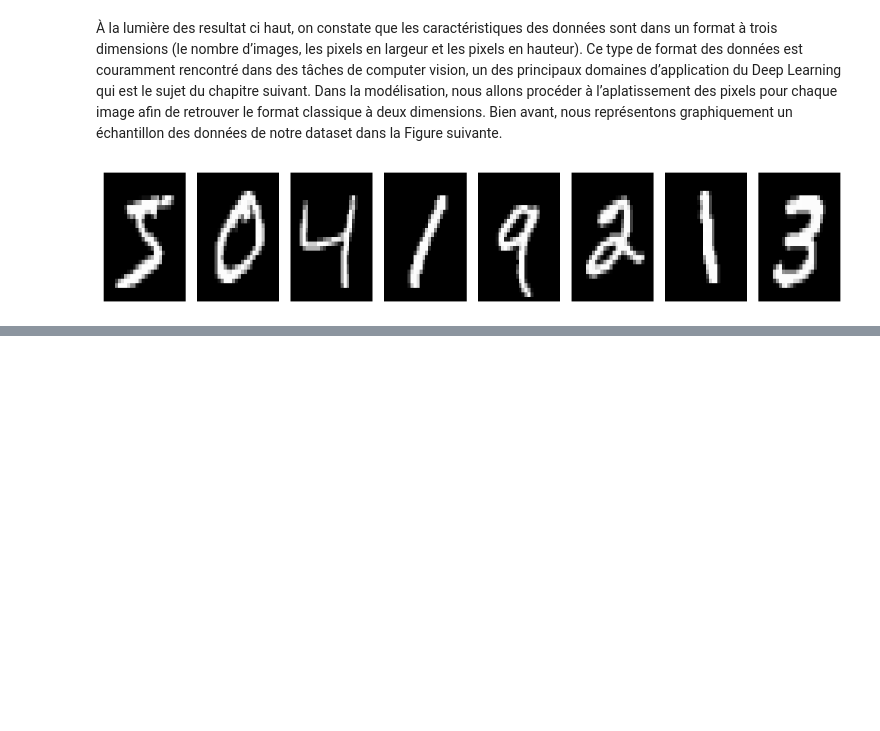
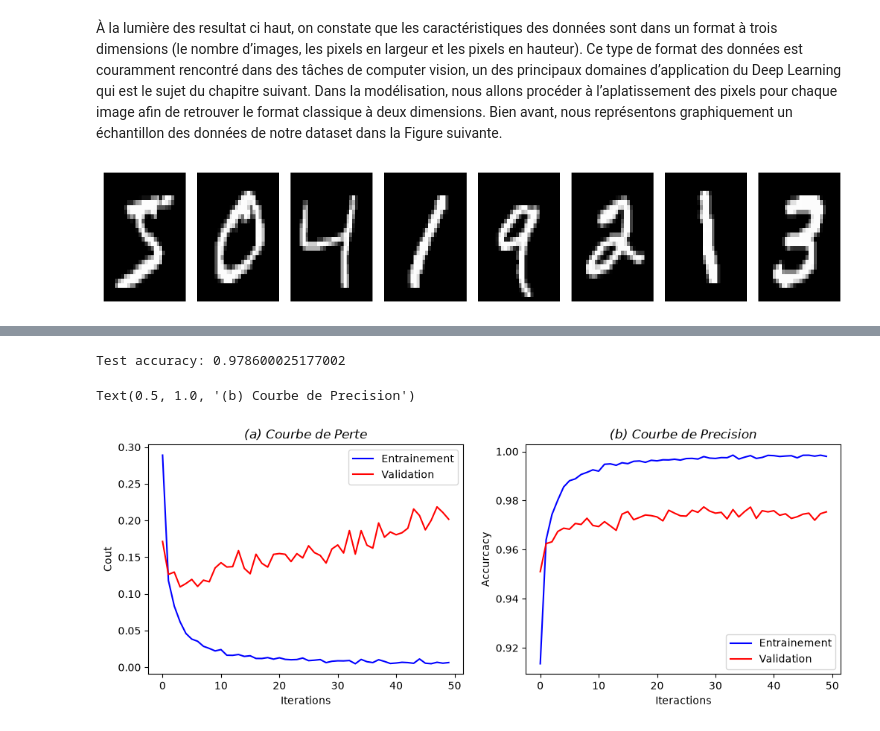
Before and after one commit to Stevencibambo/ai-avancee, a Jupyter notebook: Chapitre-1-Deep-Learning/1_4_Projet_Complet.ipynb, the cells around one changed output, grey strips where cells are left out. Drawn from its saved outputs; the diff is of its cells as text; code cells hidden in the pictures; blank space fills up the shorter version.

```diff
--- a/Chapitre-1-Deep-Learning/1_4_Projet_Complet.ipynb
+++ b/Chapitre-1-Deep-Learning/1_4_Projet_Complet.ipynb
@@ -46,0 +91,8 @@ plt.tight_layout()
+# %%
+# Encodage categoriel des etiquettes en vecteurs one-hot
+num_classes = 10
+y_train = to_categorical(y_train, num_classes)
+y_test = to_categorical(y_test, num_classes)
+
+print('Train set:', y_train.shape)
+print('Test set:', y_test.shape)
@@ -46,0 +179,10 @@ plt.tight_layout()
+# %%
+# Entrainement du model sur la base d'apprentisage
+NN_model = model.fit(X_train, y_train, epochs=100, batch_size=32, validation_split=.25)
+
+# Evaluation du modele sur la base d'apprentissage
+train_loss, train_acc = model.evaluate(X_train, y_train)
+print('Train accuracy:', train_acc)
+
+# Evaluation du modele sur la base de test
+test_loss, test_acc = model.evaluate(X_test, y_test)
@@ -46,0 +211,27 @@ plt.tight_layout()
+# %%
+print('Test accuracy:', test_acc)
+# %% [output]
+Test accuracy: 0.978600025177002
+# %%
+# Courbes de perte et de precision
+plt.figure(figsize = (12, 4))
+plt.subplot(1, 2, 1)
+sns.lineplot(data = NN_model.history['loss'][:50], label = 'Entrainement', color = 'blue')
+sns.lineplot(data = NN_model.history['val_loss'][:50], label = 'Validation', color = 'red')
+
+plt.legend()
+plt.xlabel('Iterations')
+plt.ylabel('Cout')
+plt.title('(a) Courbe de Perte', fontstyle = 'oblique')
+
+plt.subplot(1, 2, 2)
+sns.lineplot(data = NN_model.history['accuracy'][:50], label = 'Entrainement', color = 'blue')
+sns.lineplot(data = NN_model.history['val_accuracy'][:50], label = 'Validation', color = 'red')
+
+plt.legend()
+plt.xlabel('Iteractions')
+plt.ylabel('Accurcacy')
+plt.title('(b) Courbe de Precision', fontstyle = 'oblique')
+# %% [output]
+Text(0.5, 1.0, '(b) Courbe de Precision')
+[figure, added]
```
Also changed, not shown: parts of 15 cells of this notebook, 1 other file.
